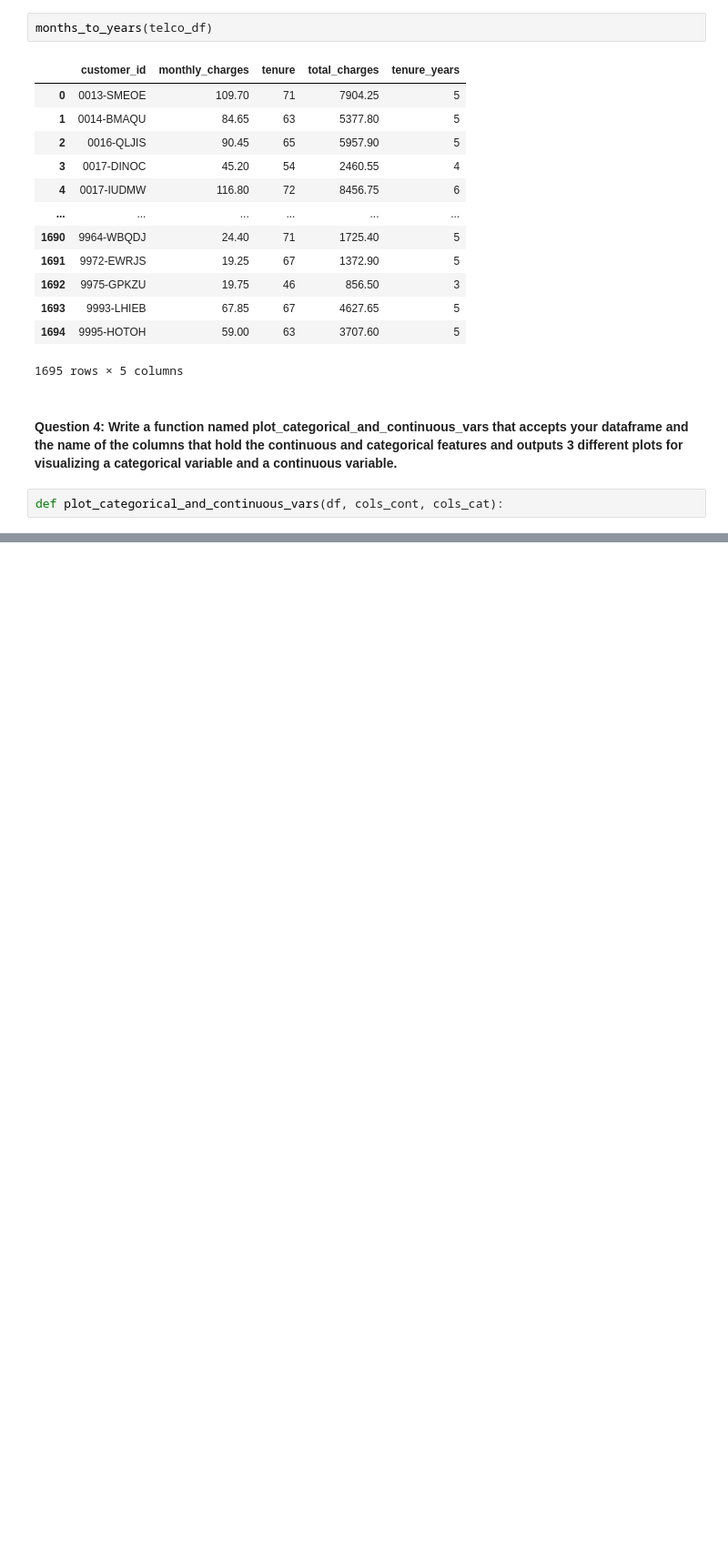
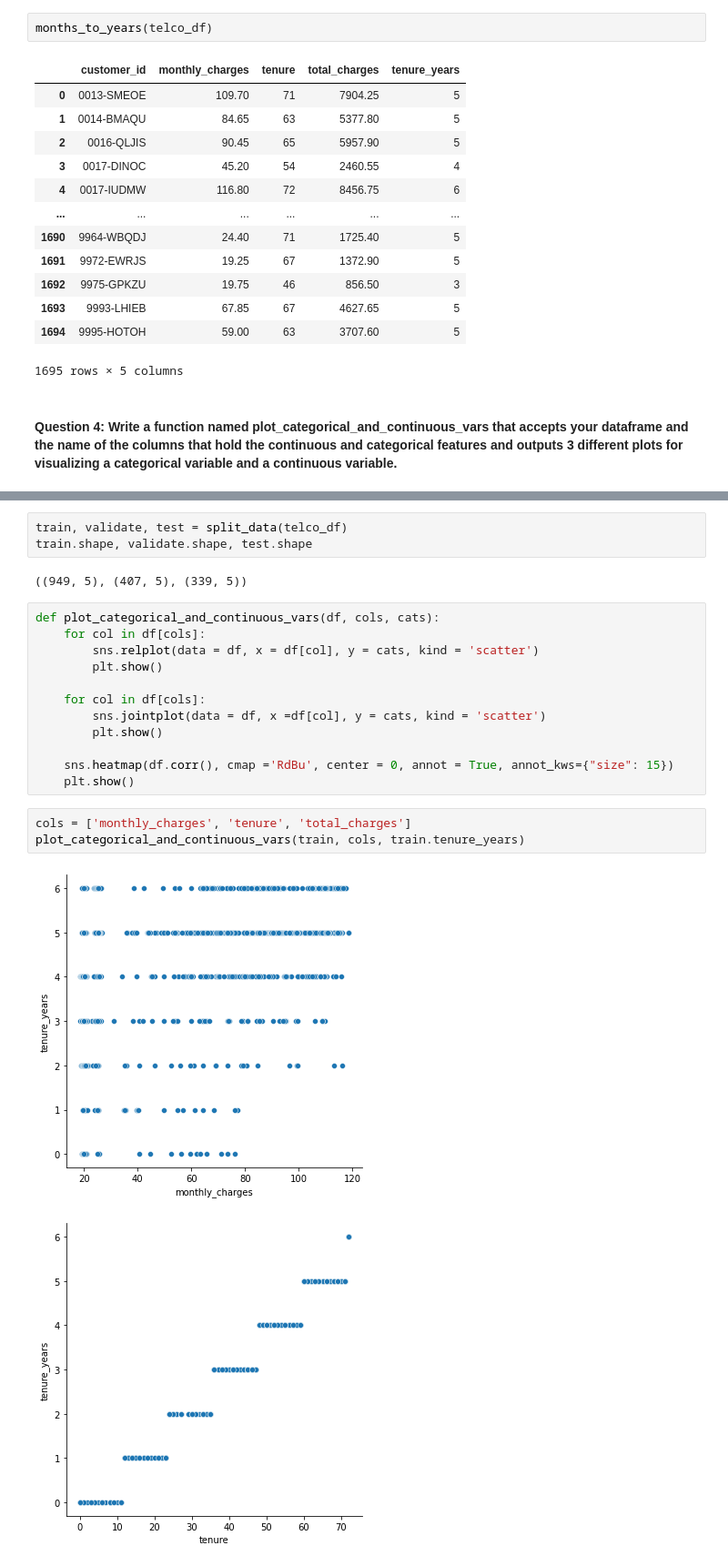
Before and after one commit to ForrestMccrosky/regression_exercises, a Jupyter notebook: explore.ipynb, the cells around one changed output, grey strips where cells are left out. Shown at 91% size. Cells and saved outputs as stored; diff of their text form; blank space fills up the shorter version.

```diff
--- a/explore.ipynb
+++ b/explore.ipynb
@@ -145,5 +160,3 @@ months_to_years(telco_df)
 1695 rows × 5 columns
 # %% [markdown]
 #### Question 4: Write a function named plot_categorical_and_continuous_vars that accepts your dataframe and the name of the columns that hold the continuous and categorical features and outputs 3 different plots for visualizing a categorical variable and a continuous variable.
-# %%
-def plot_categorical_and_continuous_vars(df, cols_cont, cols_cat):
@@ -149,0 +172,23 @@ def plot_categorical_and_continuous_vars(df, cols_cont, cols_cat):
+# %%
+train, validate, test = split_data(telco_df)
+train.shape, validate.shape, test.shape
+# %% [output]
+((949, 5), (407, 5), (339, 5))
+# %%
+def plot_categorical_and_continuous_vars(df, cols, cats):
+    for col in df[cols]:
+        sns.relplot(data = df, x = df[col], y = cats, kind = 'scatter')
+        plt.show()
+
+    for col in df[cols]:
+        sns.jointplot(data = df, x =df[col], y = cats, kind = 'scatter')
+        plt.show()
+
+    sns.heatmap(df.corr(), cmap ='RdBu', center = 0, annot = True, annot_kws={"size": 15})
+    plt.show()
+# %%
+cols = ['monthly_charges', 'tenure', 'total_charges']
+plot_categorical_and_continuous_vars(train, cols, train.tenure_years)
+# %% [output]
+[figure, added]
+[figure, added]
```
Also changed, not shown: parts of 3 cells of this notebook.
